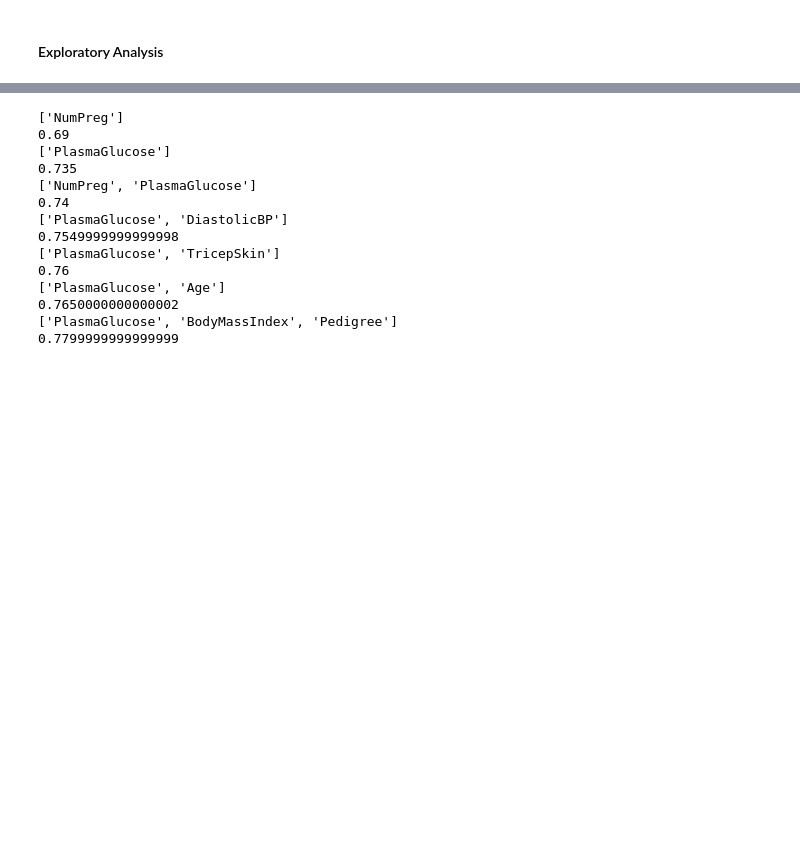
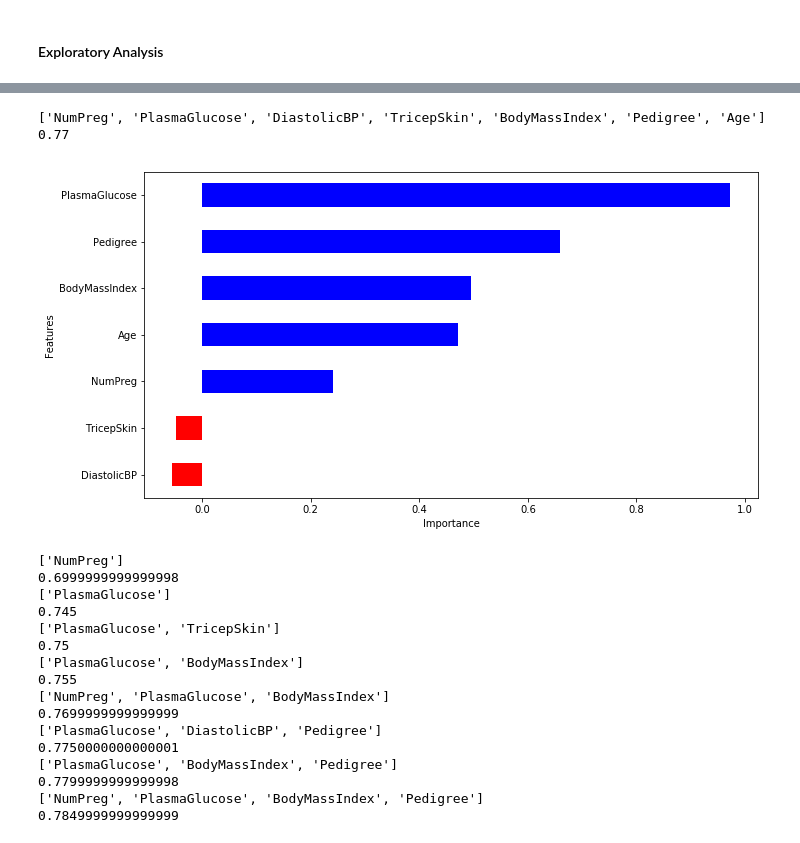
Before and after one commit to rjs211/CS564-ML, a Jupyter notebook: Assignment1/Q2/Q2.ipynb, the cells around one changed output, grey strips where cells are left out. Saved outputs shown, nothing was run; the diff lists cells and outputs as text; code cells hidden in the pictures; blank space fills up the shorter version.

```diff
--- a/Assignment1/Q2/Q2.ipynb
+++ b/Assignment1/Q2/Q2.ipynb
@@ -39,14 +62,27 @@ data
+# %%
+def grapher(coeff, labels):
+    features = pandas.DataFrame()
+    features['Features'] = labels
+    features['importance'] = coeff
+    features.sort_values(by = ['importance'], ascending = True, inplace = True)
+    features['positive'] = features['importance'] > 0
+    features.set_index('Features', inplace = True)
+    features.importance.plot(kind = 'barh', figsize = (11, 6), color = features.positive.map({True: 'blue', False: 'red'}))
+    plt.xlabel('Importance')
 # %%
-def tester(X, Y):
+def tester(X, Y, iterations = 20, graph = False):
     kf = KFold(n_splits = 10, random_state = random.randint(0, 42), shuffle = True)
     scores = []
     mean_scores = []
 
-    for i in range(20):
+    for i in range(iterations):
         for train_index, test_index in kf.split(X):
             X_train, X_test = X.iloc[train_index].drop(['index'], axis = 1), X.iloc[test_index].drop(['index'], axis = 1)
             Y_train, Y_test = Y.iloc[train_index].drop(['index'], axis = 1), Y.iloc[test_index].drop(['index'], axis = 1)
-            clf = linear_model.LogisticRegression(solver = 'lbfgs', penalty = 'l2', max_iter = 200).fit(X_train, Y_train.values.ravel())
+            clf = linear_model.LogisticRegression(solver = 'newton-cg', penalty = 'l2', multi_class = 'ovr', max_iter = 200).fit(X_train, Y_train.values.ravel())
+            if graph:
+                grapher(list(clf.coef_[0]), list(X_train.columns))
+                graph = False
             scores.append(clf.score(X_test, Y_test))
 
         mean_scores.append(numpy.mean(scores))
@@ -65,5 +91,14 @@ def sublists(input_list):
+# %%
+X = data[metrics].reset_index()
+Y = data['Diabetic'].reset_index()
+score = tester(X, Y, 1, True)
+print(metrics)
+print(score)
+# %% [output]
+['NumPreg', 'PlasmaGlucose', 'DiastolicBP', 'TricepSkin', 'BodyMassIndex', 'Pedigree', 'Age']
+0.77
+[figure, added]
 # %%
-metrics = ['NumPreg', 'PlasmaGlucose', 'DiastolicBP', 'TricepSkin', 'BodyMassIndex', 'Pedigree', 'Age']
 power_metrics = sublists(metrics)
 max_score = -1
 
@@ -79,16 +114,18 @@ for metric_list in power_metrics:
         print(max_score)
 # %% [output]
 ['NumPreg']
-0.69
+0.6999999999999998
 ['PlasmaGlucose']
-0.735
-['NumPreg', 'PlasmaGlucose']
-0.74
-['PlasmaGlucose', 'DiastolicBP']
-0.7549999999999998
+0.745
 ['PlasmaGlucose', 'TricepSkin']
-0.76
-['PlasmaGlucose', 'Age']
-0.7650000000000002
+0.75
+['PlasmaGlucose', 'BodyMassIndex']
+0.755
+['NumPreg', 'PlasmaGlucose', 'BodyMassIndex']
+0.7699999999999999
+['PlasmaGlucose', 'DiastolicBP', 'Pedigree']
+0.7750000000000001
 ['PlasmaGlucose', 'BodyMassIndex', 'Pedigree']
-0.7799999999999999
+0.7799999999999998
+['NumPreg', 'PlasmaGlucose', 'BodyMassIndex', 'Pedigree']
+0.7849999999999999
```
Also changed, not shown: parts of 8 cells of this notebook.
